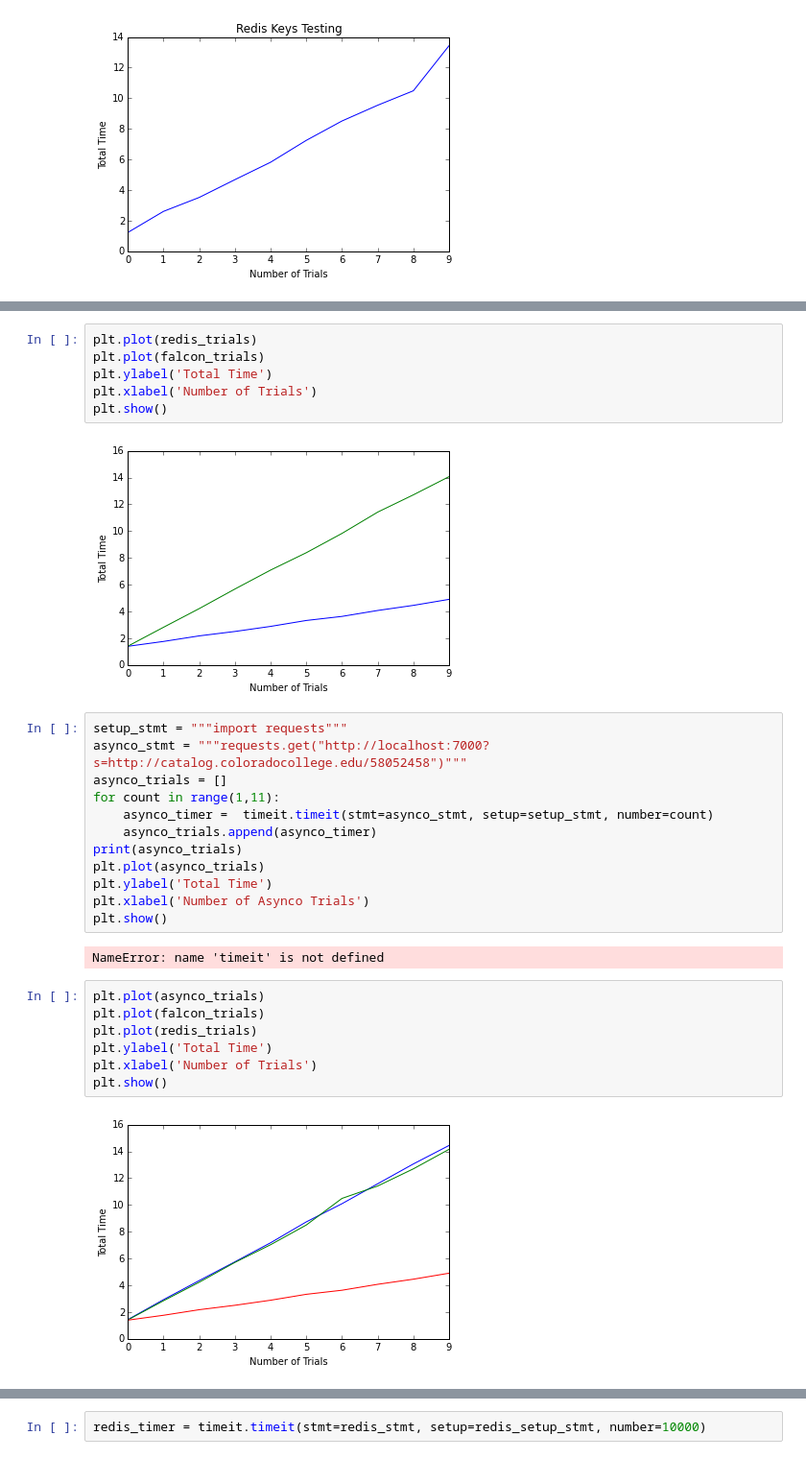
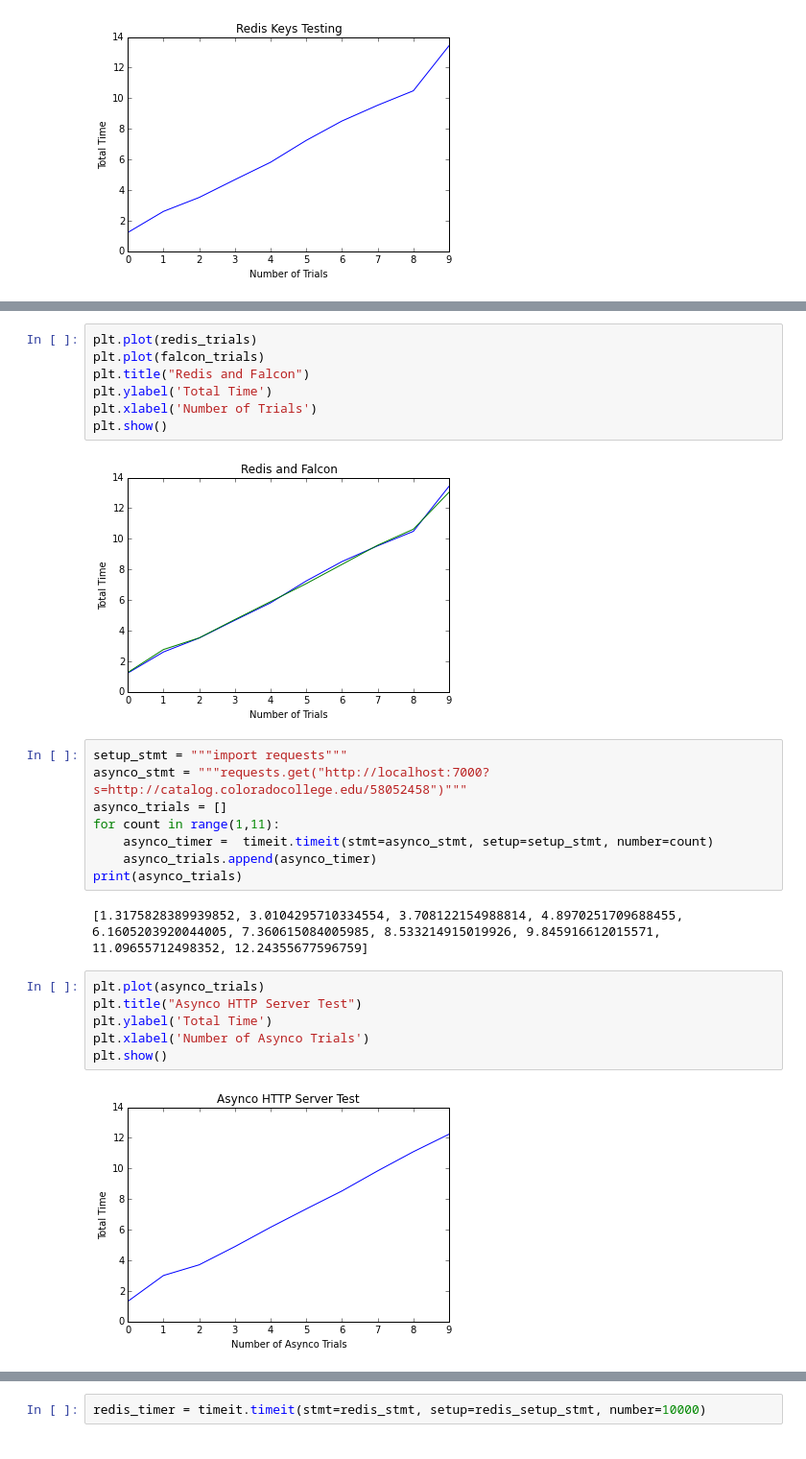
Before and after one commit to jermnelson/pyconjp-2015, a Jupyter notebook: static/notebooks/Presentation.ipynb, the cells around one changed output, grey strips where cells are left out. Shown: that part at 96% size. Saved outputs shown, nothing was run; the diff lists cells and outputs as text.

```diff
--- a/static/notebooks/Presentation.ipynb
+++ b/static/notebooks/Presentation.ipynb
@@ -62,11 +56,12 @@ plt.show()
 # %%
 plt.plot(redis_trials)
 plt.plot(falcon_trials)
+plt.title("Redis and Falcon")
 plt.ylabel('Total Time')
 plt.xlabel('Number of Trials')
 plt.show()
 # %% [output]
-[figure, old version]
+[figure, new version]
 # %%
 setup_stmt = """import requests"""
 asynco_stmt = """requests.get("http://localhost:7000?s=http://catalog.coloradocollege.edu/58052458")"""
@@ -75,18 +70,13 @@ for count in range(1,11):
     asynco_timer =  timeit.timeit(stmt=asynco_stmt, setup=setup_stmt, number=count)
     asynco_trials.append(asynco_timer)
 print(asynco_trials)
-plt.plot(asynco_trials)
-plt.ylabel('Total Time')
-plt.xlabel('Number of Asynco Trials')
-plt.show()
 # %% [output]
-NameError: name 'timeit' is not defined
+[1.3175828389939852, 3.0104295710334554, 3.708122154988814, 4.8970251709688455, 6.1605203920044005, 7.360615084005985, 8.533214915019926, 9.845916612015571, 11.09655712498352, 12.24355677596759]
 # %%
 plt.plot(asynco_trials)
-plt.plot(falcon_trials)
-plt.plot(redis_trials)
+plt.title("Asynco HTTP Server Test")
 plt.ylabel('Total Time')
-plt.xlabel('Number of Trials')
+plt.xlabel('Number of Asynco Trials')
 plt.show()
 # %% [output]
-[figure, old version]
+[figure, new version]
```
Also changed, not shown: parts of 10 cells of this notebook, 14 other files.
